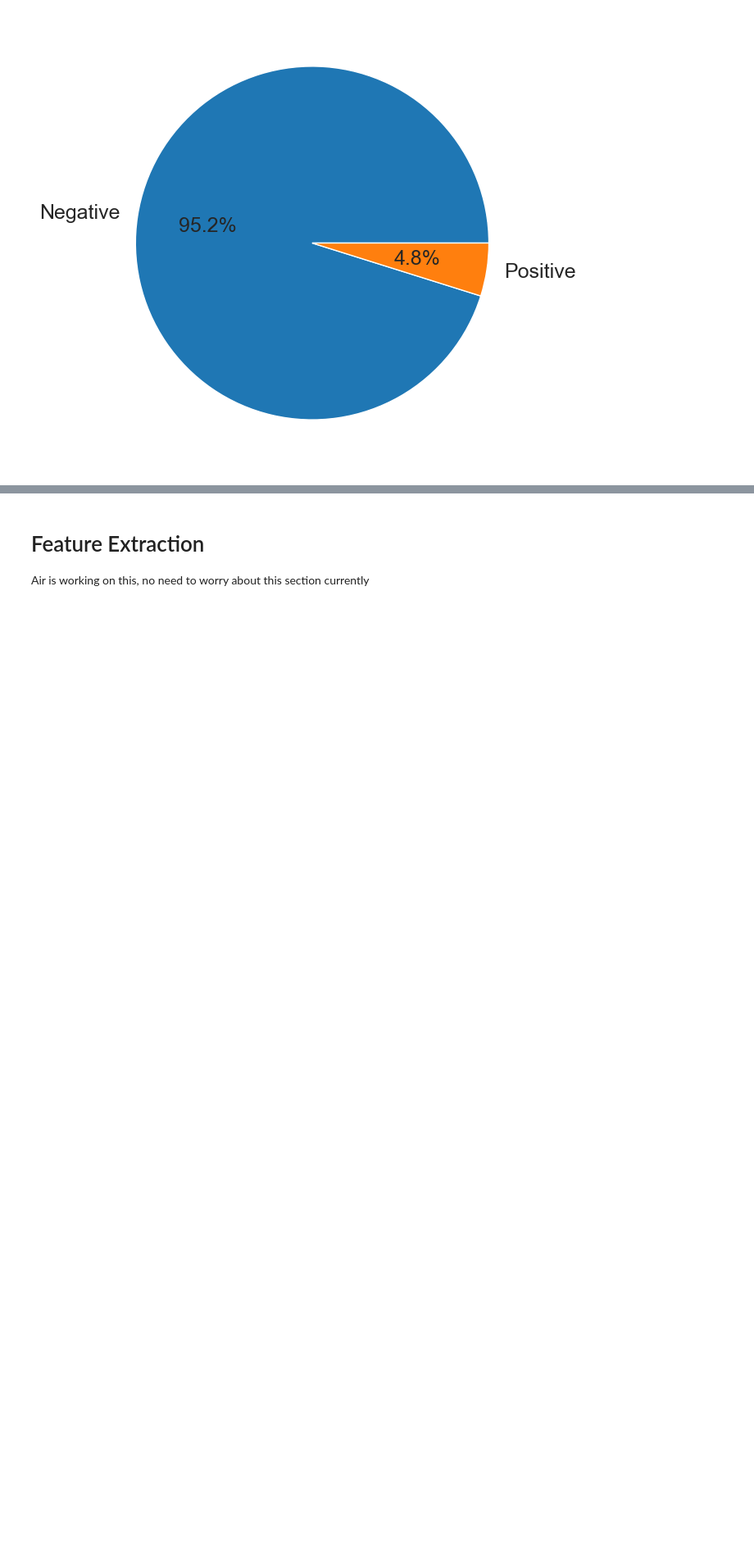
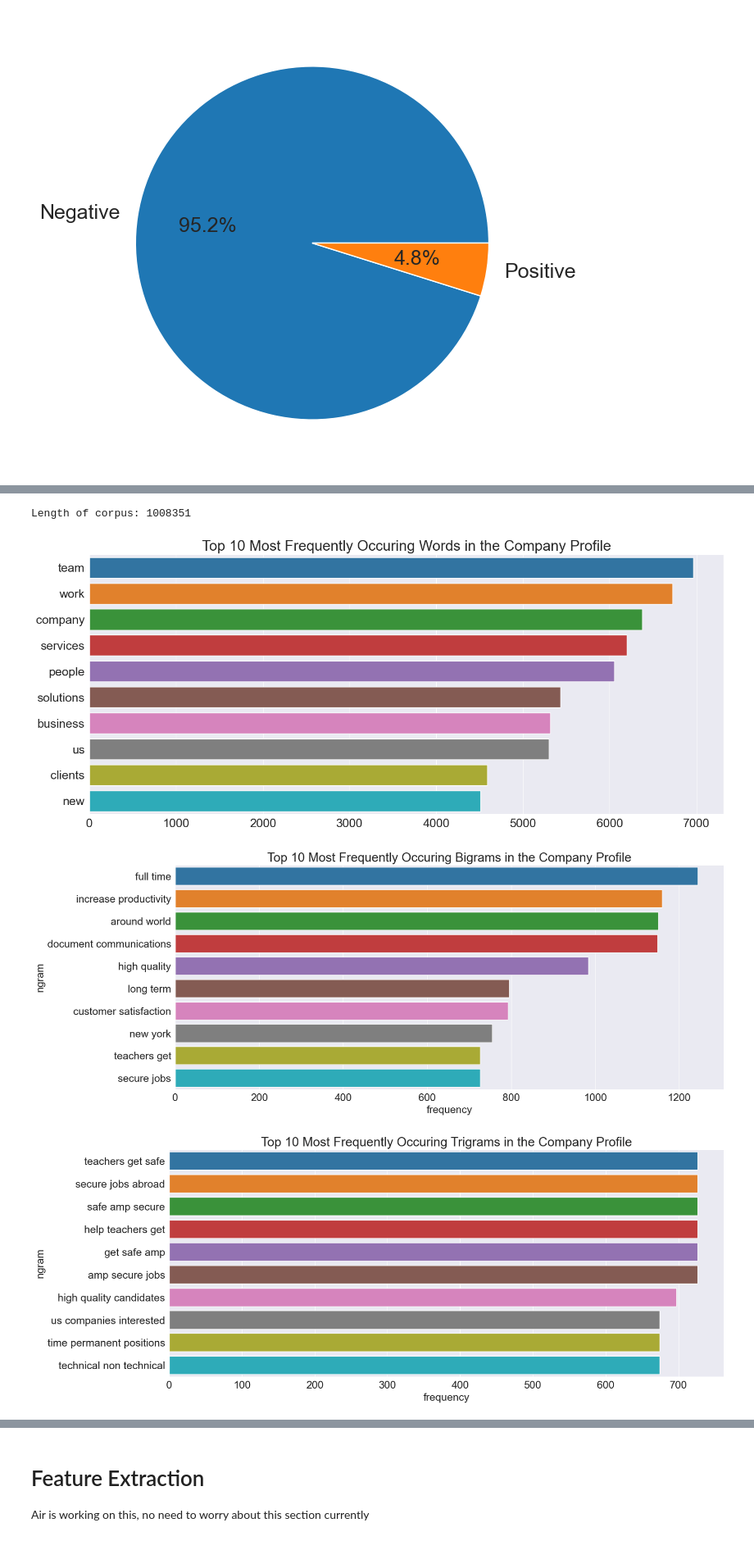
Before and after one commit to ansingh6/ecs-171, a Jupyter notebook: project_tmp.ipynb, the cells around one changed output, grey strips where cells are left out. Shown at 82% size. Cells and saved outputs as stored; diff of their text form; code cells hidden in the pictures; blank space fills up the shorter version.

```diff
--- a/project_tmp.ipynb
+++ b/project_tmp.ipynb
@@ -149,0 +158,42 @@ df.head(10)
+# %%
+corpus = []
+for i in trange(df.shape[0], ncols=150, nrows=10, colour='green', smoothing=0.8):
+    corpus += df['company_profile'][i]
+print(f"Length of corpus: {len(corpus)}")
+
+mostCommon = Counter(corpus).most_common(10)
+words = []
+freq = []
+for word, count in mostCommon:
+    words.append(word)
+    freq.append(count)
+sns.barplot(x=freq, y=words)
+plt.title('Top 10 Most Frequently Occuring Words in the Company Profile')
+plt.show()
+
+# Check if the data is already in the correct format, if not, convert it
+if isinstance(df['company_profile'].iloc[0], list):
+    df['company_profile'] = [' '.join(map(str, l)) for l in df['company_profile']]
+
+cv = CountVectorizer(ngram_range=(2,2))
+bigrams = cv.fit_transform(df['company_profile'])
+count_values = bigrams.toarray().sum(axis=0)
+ngram_freq = pd.DataFrame(sorted([(count_values[i], k) for k, i in cv.vocabulary_.items()], reverse = True))
+ngram_freq.columns = ["frequency", "ngram"]
+sns.barplot(x=ngram_freq['frequency'][:10], y=ngram_freq['ngram'][:10])
+plt.title('Top 10 Most Frequently Occuring Bigrams in the Company Profile')
+plt.show()
+
+cv1 = CountVectorizer(ngram_range=(3,3))
+trigrams = cv1.fit_transform(df['company_profile'])
+count_values = trigrams.toarray().sum(axis=0)
+ngram_freq = pd.DataFrame(sorted([(count_values[i], k) for k, i in cv1.vocabulary_.items()], reverse = True))
+ngram_freq.columns = ["frequency", "ngram"]
+sns.barplot(x=ngram_freq['frequency'][:10], y=ngram_freq['ngram'][:10])
+plt.title('Top 10 Most Frequently Occuring Trigrams in the Company Profile')
+plt.show()
+# %% [output]
+Length of corpus: 1008351
+[figure, added]
+[figure, added]
+[figure, added]
```
Also changed, not shown: parts of 15 cells of this notebook.
